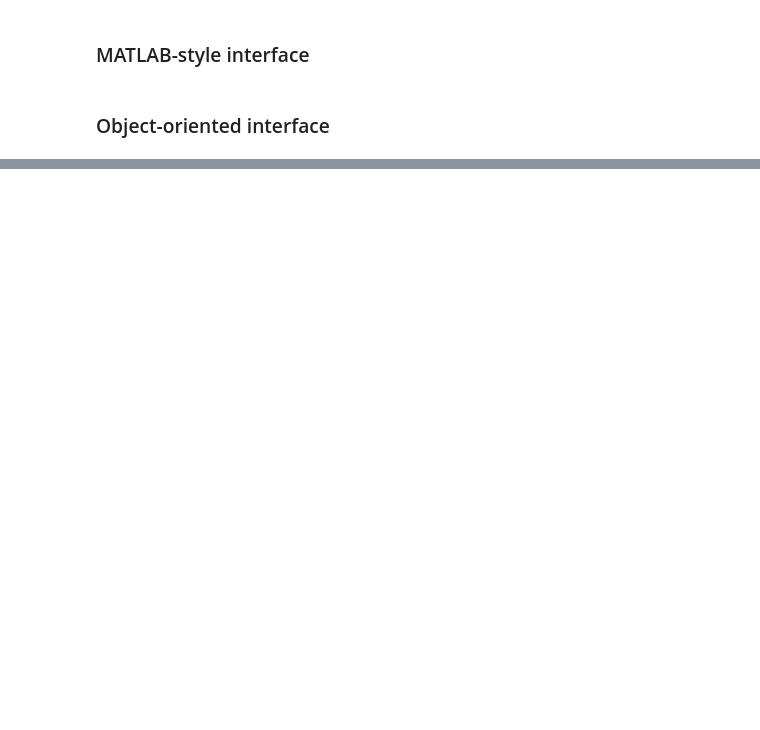
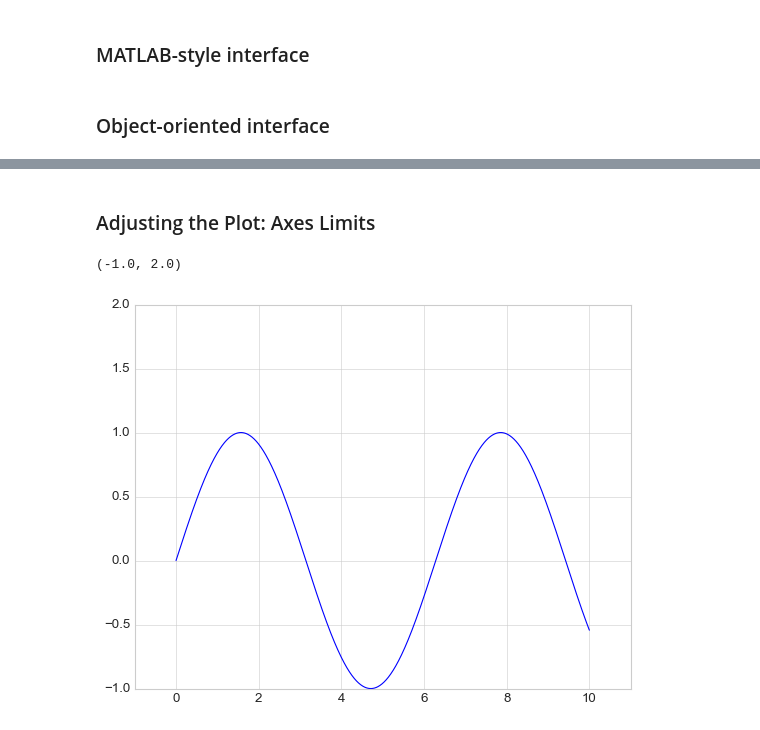
Before and after one commit to sonhoang23/Data-Science, a Jupyter notebook: repos/PythonDataScienceHandbook-Chapter4-Matplotlib/PythonDataScienceHandbook-Chapter4-Matplotlib.ipynb, the cells around one changed output, grey strips where cells are left out. Drawn from its saved outputs; the diff is of its cells as text; code cells hidden in the pictures; blank space fills up the shorter version.

```diff
--- a/repos/PythonDataScienceHandbook-Chapter4-Matplotlib/PythonDataScienceHandbook-Chapter4-Matplotlib.ipynb
+++ b/repos/PythonDataScienceHandbook-Chapter4-Matplotlib/PythonDataScienceHandbook-Chapter4-Matplotlib.ipynb
@@ -88,0 +113,10 @@ fig
+# %% [markdown]
+### Adjusting the Plot: Axes Limits
+# %%
+limit_ases=plt
+limit_ases.plot(x, np.sin(x))
+limit_ases.xlim(-1,11)
+limit_ases.ylim(-1,2)
+# %% [output]
+(-1.0, 2.0)
+[figure, added]
```
Also changed, not shown: parts of 39 cells of this notebook, 7 other files.
